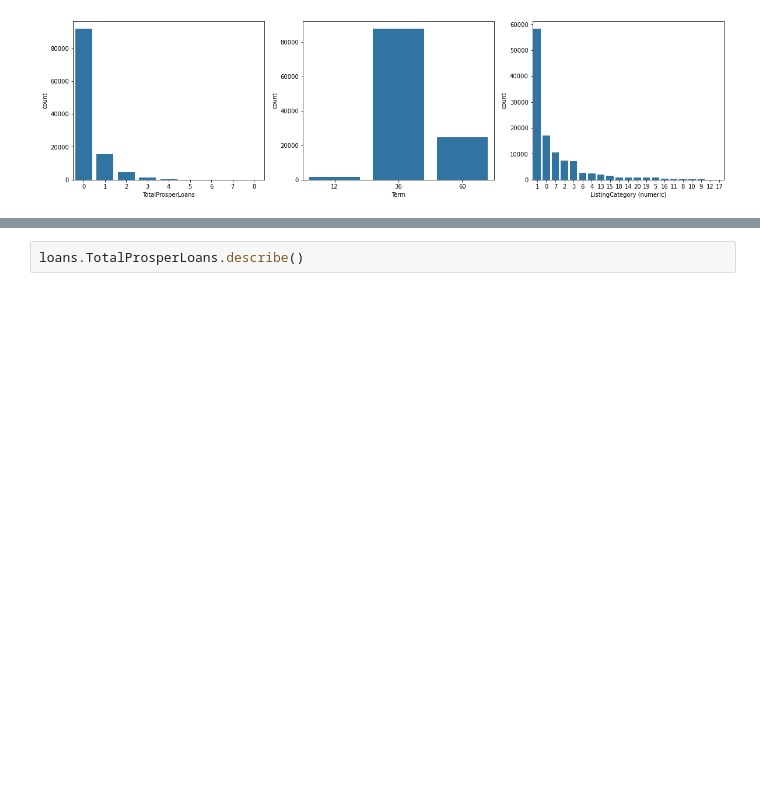
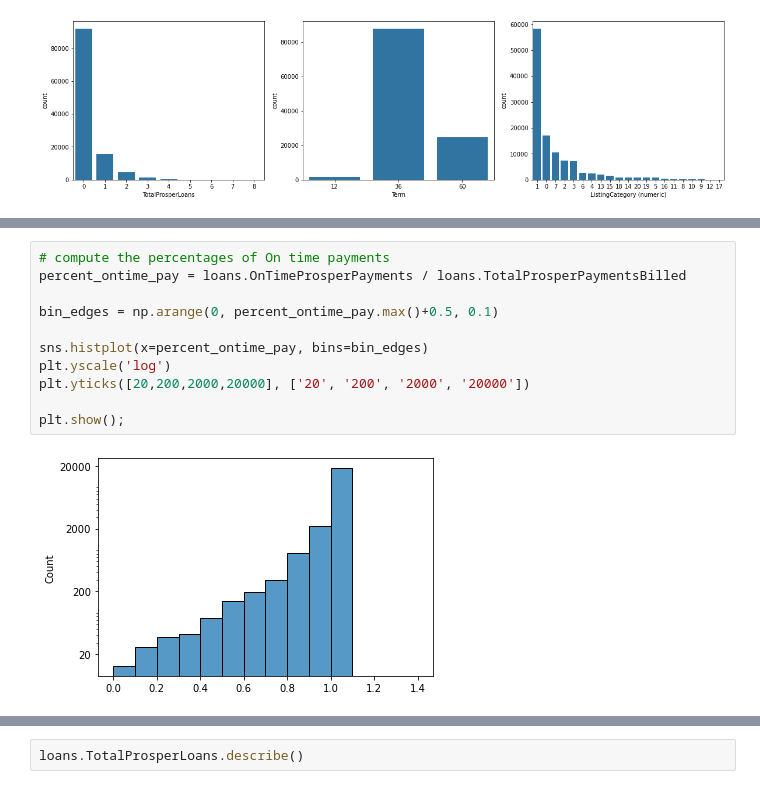
Before and after one commit to cnikoro/prosper_loan_eda, a Jupyter notebook: Part_I_exploration_template.ipynb, the cells around one changed output, grey strips where cells are left out. Drawn from its saved outputs; the diff is of its cells as text; blank space fills up the shorter version.

```diff
--- a/Part_I_exploration_template.ipynb
+++ b/Part_I_exploration_template.ipynb
@@ -378,0 +383,13 @@ From the plots, most borrowers had no prior Prosper loans, most of their loans w
+# %%
+# compute the percentages of On time payments
+percent_ontime_pay = loans.OnTimeProsperPayments / loans.TotalProsperPaymentsBilled
+
+bin_edges = np.arange(0, percent_ontime_pay.max()+0.5, 0.1)
+
+sns.histplot(x=percent_ontime_pay, bins=bin_edges)
+plt.yscale('log')
+plt.yticks([20,200,2000,20000], ['20', '200', '2000', '20000'])
+
+plt.show();
+# %% [output]
+[figure, added]
```
Also changed, not shown: parts of 4 cells of this notebook.
